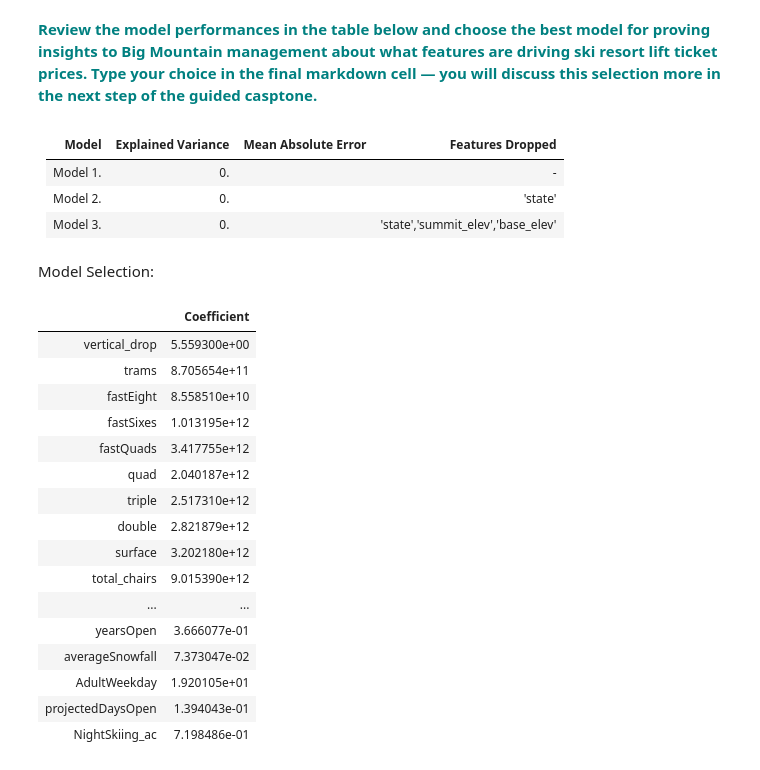
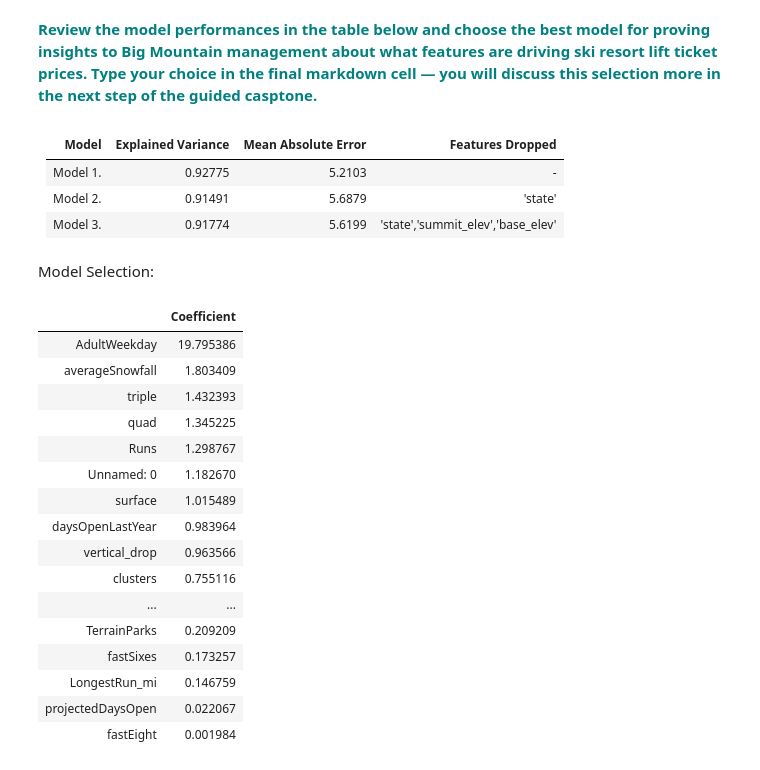
Before and after one commit to Oraff1/GuidedCapstone, a Jupyter notebook: DataWrangling/Notebook_stepfourandfive.ipynb, the cells around one changed output. Saved outputs shown, nothing was run; the diff lists cells and outputs as text; code cells hidden in the pictures.

```diff
--- a/DataWrangling/Notebook_stepfourandfive.ipynb
+++ b/DataWrangling/Notebook_stepfourandfive.ipynb
@@ -310,28 +343,28 @@ df_model3
 # %% [markdown]
 | Model | Explained Variance| Mean Absolute Error|Features Dropped|
 | --- | --- | --- | --- |
-| Model 1. | 0. |  |-|
-| Model 2. | 0.| |'state'|
-| Model 3. | 0. | |'state','summit_elev','base_elev'|
+| Model 1. | 0.92775 | 5.2103 |-|
+| Model 2. | 0.91491 | 5.6879 |'state'|
+| Model 3. | 0.91774 | 5.6199 |'state','summit_elev','base_elev'|
 # %% [markdown]
 Model Selection:
-# %%
-df_model3
-# %% [output]
-|  | Coefficient |
-| vertical_drop | 5.559300e+00 |
-| trams | 8.705654e+11 |
-| fastEight | 8.558510e+10 |
-| fastSixes | 1.013195e+12 |
-| fastQuads | 3.417755e+12 |
-| quad | 2.040187e+12 |
-| triple | 2.517310e+12 |
-| double | 2.821879e+12 |
-| surface | 3.202180e+12 |
-| total_chairs | 9.015390e+12 |
-| ... | ... |
-| yearsOpen | 3.666077e-01 |
-| averageSnowfall | 7.373047e-02 |
-| AdultWeekday | 1.920105e+01 |
-| projectedDaysOpen | 1.394043e-01 |
-| NightSkiing_ac | 7.198486e-01 |
+# %%
+df_model3.sort_values(by=['Coefficient'],ascending=False)
+# %% [output]
+|  | Coefficient |
+| AdultWeekday | 19.795386 |
+| averageSnowfall | 1.803409 |
+| triple | 1.432393 |
+| quad | 1.345225 |
+| Runs | 1.298767 |
+| Unnamed: 0 | 1.182670 |
+| surface | 1.015489 |
+| daysOpenLastYear | 0.983964 |
+| vertical_drop | 0.963566 |
+| clusters | 0.755116 |
+| ... | ... |
+| TerrainParks | 0.209209 |
+| fastSixes | 0.173257 |
+| LongestRun_mi | 0.146759 |
+| projectedDaysOpen | 0.022067 |
+| fastEight | 0.001984 |
```
Also changed, not shown: parts of 20 cells of this notebook.
